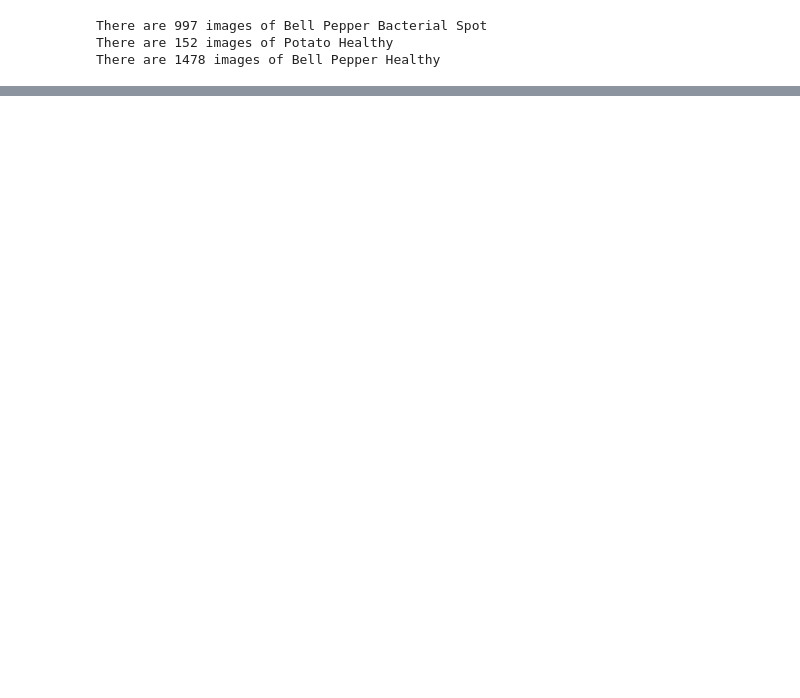
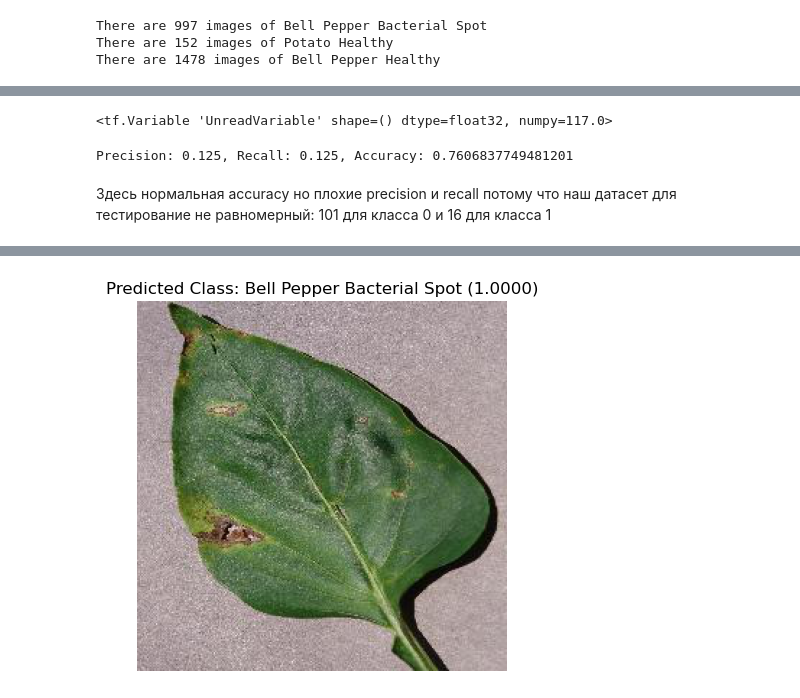
Before and after one commit to Steven2110/NeuralNetworkLab, a Jupyter notebook: Lab3/Lab3.ipynb, the cells around one changed output, grey strips where cells are left out. Cells and saved outputs as stored; diff of their text form; code cells hidden in the pictures; blank space fills up the shorter version.

```diff
--- a/Lab3/Lab3.ipynb
+++ b/Lab3/Lab3.ipynb
@@ -244,0 +327,45 @@ Detected at node sequential_27/dense_48/Relu defined at (most recent call last):
+# %%
+pre.update_state(true_labels, binary_preds)
+re.update_state(true_labels, binary_preds)
+acc.update_state(true_labels, binary_preds)
+# %% [output]
+<tf.Variable 'UnreadVariable' shape=() dtype=float32, numpy=117.0>
+# %%
+print(f'Precision: {pre.result().numpy()}, Recall: {re.result().numpy()}, Accuracy: {acc.result().numpy()}')
+# %% [output]
+Precision: 0.125, Recall: 0.125, Accuracy: 0.7606837749481201
+# %% [markdown]
+Здесь нормальная accuracy но плохие precision и recall потому что наш датасет для тестирование не равномерный: 101 для класса 0 и 16 для класса 1
+# %%
+# Function to load and preprocess an image for prediction
+def load_and_preprocess_image(image_path):
+    img = load_img(image_path, target_size=(256, 256))
+    img_array = img_to_array(img)
+    img_array = np.expand_dims(img_array, axis=0)
+    img_array /= 255.0
+    return img_array
+# %%
+# Path to the image you want to predict
+image_path0 = 'sources/Pepper__bell___Bacterial_spot/3b9a94fb-856a-4576-94e3-6c16bf01118f___JR_B.Spot 8956.JPG'
+image_path1 = 'sources/Potato___healthy/1ae826e2-5148-47bd-a44c-711ec9cc9c75___RS_HL 1954.JPG'
+# %%
+loaded_image = image_path0
+
+# Load and preprocess the image
+input_image = load_and_preprocess_image(loaded_image)
+
+# Make a prediction
+predictions = model.predict(input_image)
+
+# Decode the predictions
+predicted_class_index = np.argmax(predictions)
+predicted_class_label = DATA_CLASSES[predicted_class_index]
+predicted_probability = predictions[0][predicted_class_index]
+
+# Display the image
+img = mpimg.imread(loaded_image)
+plt.imshow(img)
+plt.axis('off')
+plt.title(f'Predicted Class: {predicted_class_label} ({predicted_probability:.4f})')
+plt.show()
+# %% [output]
@@ -244,0 +373 @@ Detected at node sequential_27/dense_48/Relu defined at (most recent call last):
+[figure, added]
```
Also changed, not shown: parts of 72 cells of this notebook, 1 other file.
